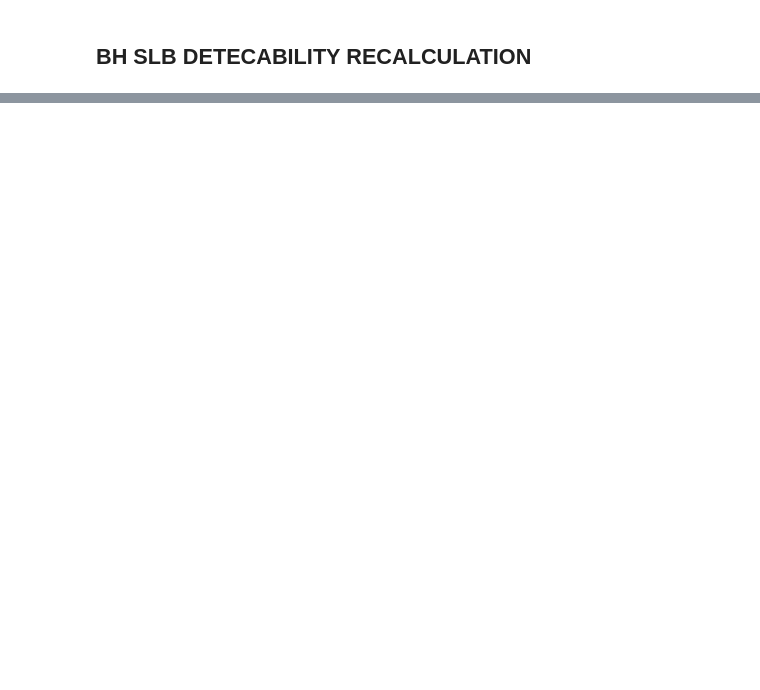
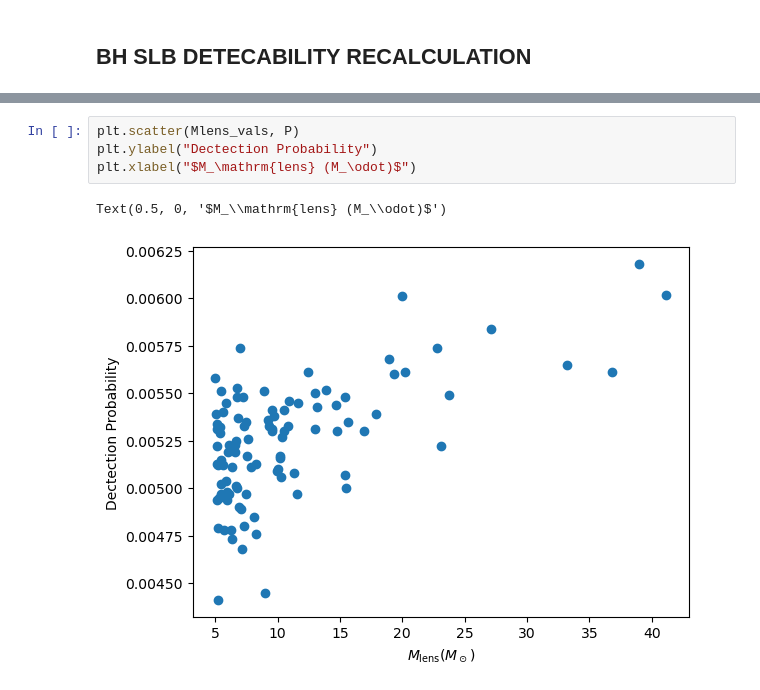
Before and after one commit to lmanqiwang/SLBlensing, a Jupyter notebook: testing.ipynb, the cells around one changed output, grey strips where cells are left out. Cells and saved outputs as stored; diff of their text form; blank space fills up the shorter version.

```diff
--- a/testing.ipynb
+++ b/testing.ipynb
@@ -245,0 +264,7 @@ print(Mlens_vals)
+# %%
+plt.scatter(Mlens_vals, P)
+plt.ylabel("Dectection Probability")
+plt.xlabel("$M_\mathrm{lens} (M_\odot)$")
+# %% [output]
+Text(0.5, 0, '$M_\\mathrm{lens} (M_\\odot)$')
+[figure, added]
```
Also changed, not shown: parts of 7 cells of this notebook.
